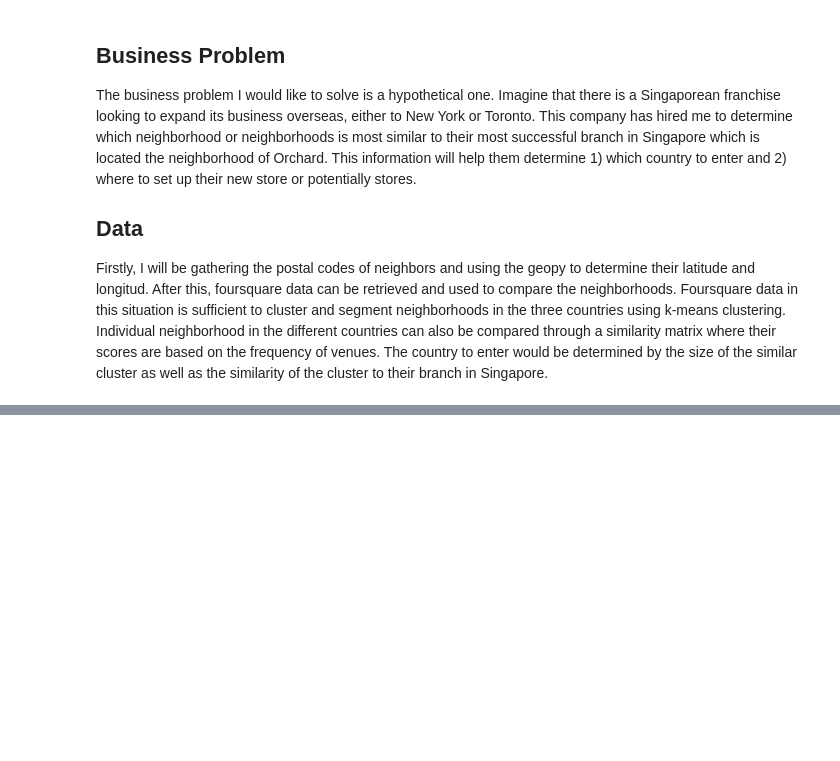
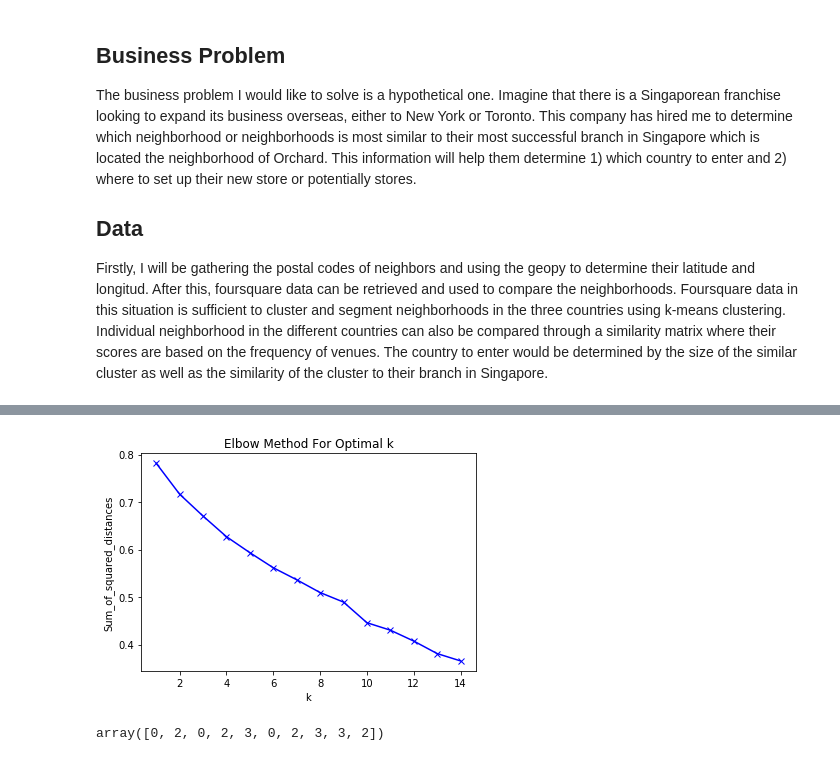
Before and after one commit to Shauniqlo/IBM_CapStone, a Jupyter notebook: capstone.ipynb, the cells around one changed output, grey strips where cells are left out. Drawn from its saved outputs; the diff is of its cells as text; code cells hidden in the pictures; blank space fills up the shorter version.

```diff
--- a/capstone.ipynb
+++ b/capstone.ipynb
@@ -17,0 +636,12 @@ Firstly, I will be gathering the postal codes of neighbors and using the geopy t
+# %%
+# one hot encoding
+manhattan_onehot = pd.get_dummies(manhattan_venues[['Venue Category']], prefix="", prefix_sep="")
+
+# add neighborhood column back to dataframe
+manhattan_onehot['Neighborhood'] = manhattan_venues['Neighborhood']
+
+# move neighborhood column to the first column
+fixed_columns = [manhattan_onehot.columns[-1]] + list(manhattan_onehot.columns[:-1])
+manhattan_onehot = manhattan_onehot[fixed_columns]
+
+manhattan_onehot.head()
@@ -17,0 +660,3 @@ Firstly, I will be gathering the postal codes of neighbors and using the geopy t
+# %%
+manhattan_grouped = manhattan_onehot.groupby('Neighborhood').mean().reset_index()
+manhattan_grouped
@@ -17,0 +740,28 @@ Firstly, I will be gathering the postal codes of neighbors and using the geopy t
+# %%
+manhattan_grouped_clustering = manhattan_grouped.drop('Neighborhood', 1)
+# %%
+Sum_of_squared_distances_two = []
+K = range(1,15)
+for k in K:
+    km = KMeans(n_clusters=k)
+    km = km.fit(manhattan_grouped_clustering)
+    Sum_of_squared_distances_two.append(km.inertia_)
+# %%
+plt.plot(K, Sum_of_squared_distances_two, 'bx-')
+plt.xlabel('k')
+plt.ylabel('Sum_of_squared_distances')
+plt.title('Elbow Method For Optimal k')
+plt.show()
+# %% [output]
+[figure, added]
+# %%
+# set number of clusters
+kclusters = 4
+
+# run k-means clustering
+kmeans = KMeans(init = "k-means++", n_clusters=kclusters, random_state=0).fit(manhattan_grouped_clustering)
+
+# check cluster labels generated for each row in the dataframe
+kmeans.labels_[0:10]
+# %% [output]
+array([0, 2, 0, 2, 3, 0, 2, 3, 3, 2])
```
Also changed, not shown: parts of 59 cells of this notebook.
